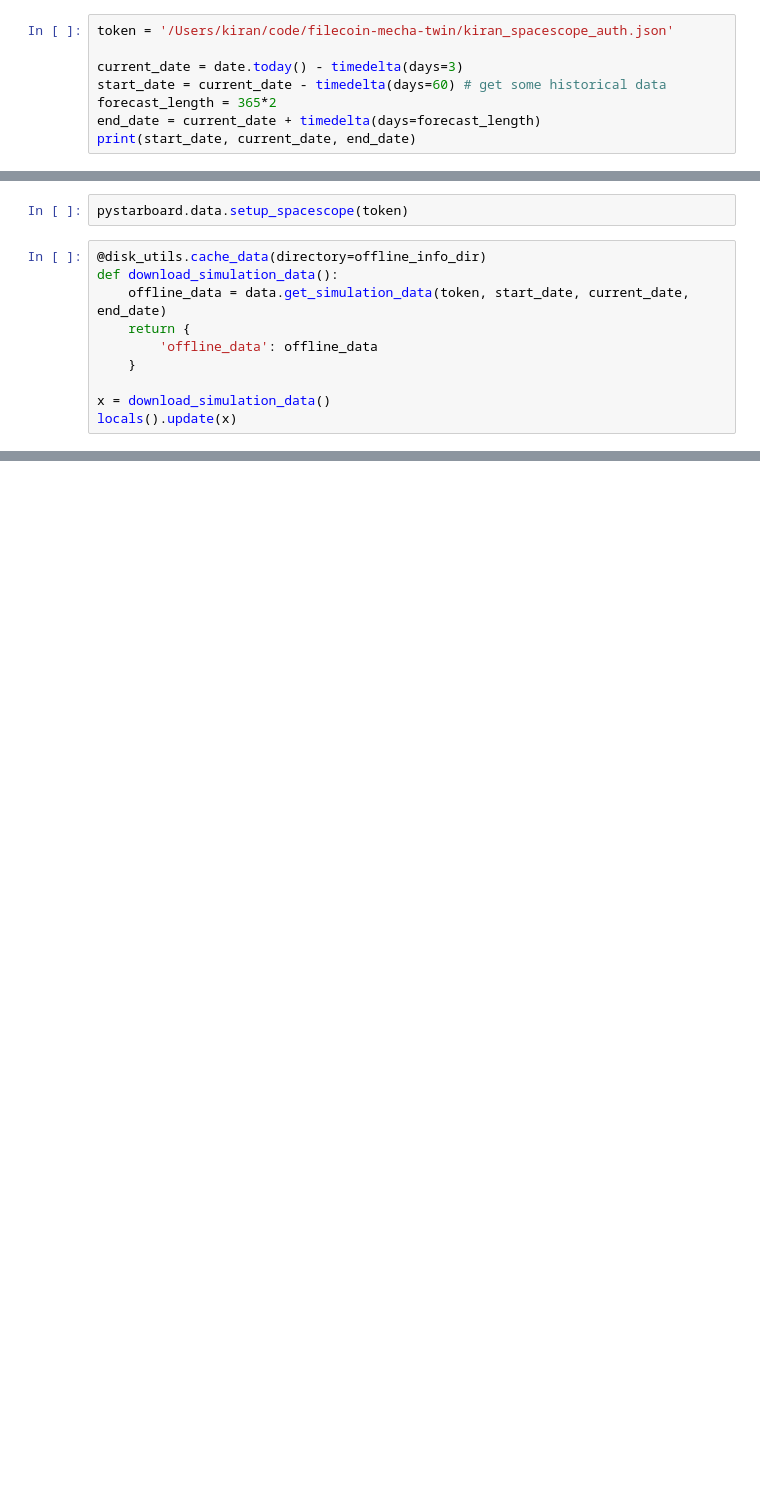
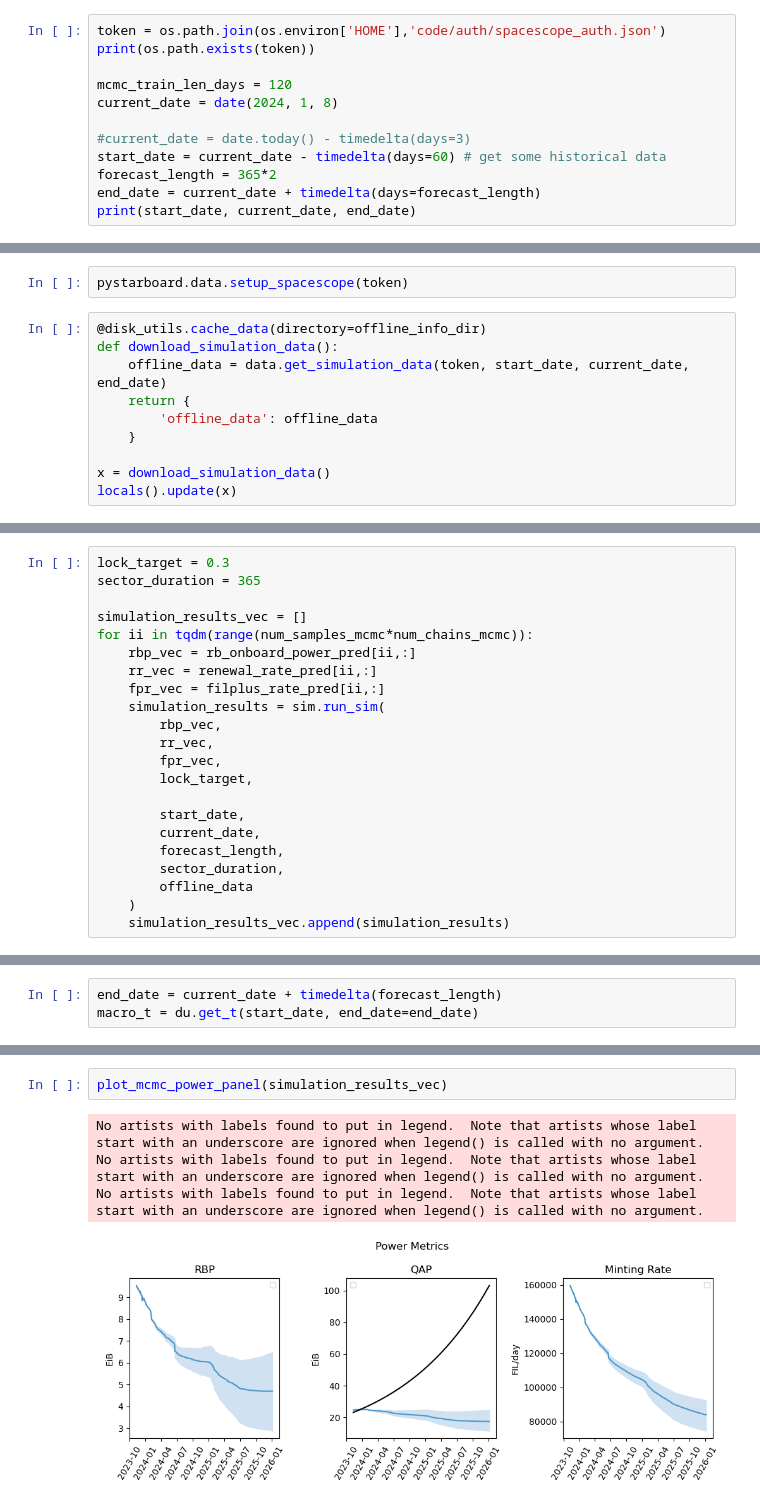
Before and after one commit to CELtd/cel, a Jupyter notebook: notebooks/baseline_crossing/01_2024_filecoin_forecasts.ipynb, the cells around one changed output, grey strips where cells are left out. Drawn from its saved outputs; the diff is of its cells as text; blank space fills up the shorter version.

```diff
--- a/notebooks/baseline_crossing/01_2024_filecoin_forecasts.ipynb
+++ b/notebooks/baseline_crossing/01_2024_filecoin_forecasts.ipynb
@@ -51,7 +42,11 @@ os.makedirs(offline_info_dir, exist_ok=True)
 # %%
-token = '/Users/kiran/code/filecoin-mecha-twin/kiran_spacescope_auth.json'
+token = os.path.join(os.environ['HOME'],'code/auth/spacescope_auth.json')
+print(os.path.exists(token))
 
-current_date = date.today() - timedelta(days=3)
+mcmc_train_len_days = 120
+current_date = date(2024, 1, 8)
+
+#current_date = date.today() - timedelta(days=3)
 start_date = current_date - timedelta(days=60) # get some historical data
 forecast_length = 365*2
 end_date = current_date + timedelta(days=forecast_length)
@@ -217,0 +215,22 @@ Expirations Forecast RHat < 1.05: 99.47 %
+# %%
+lock_target = 0.3
+sector_duration = 365
+
+simulation_results_vec = []
+for ii in tqdm(range(num_samples_mcmc*num_chains_mcmc)):
+    rbp_vec = rb_onboard_power_pred[ii,:]
+    rr_vec = renewal_rate_pred[ii,:]
+    fpr_vec = filplus_rate_pred[ii,:]
+    simulation_results = sim.run_sim(
+        rbp_vec,
+        rr_vec,
+        fpr_vec,
+        lock_target,
+
+        start_date,
+        current_date,
+        forecast_length,
+        sector_duration,
+        offline_data
+    )
+    simulation_results_vec.append(simulation_results)
@@ -217,0 +241,3 @@ Expirations Forecast RHat < 1.05: 99.47 %
+# %%
+end_date = current_date + timedelta(forecast_length)
+macro_t = du.get_t(start_date, end_date=end_date)
@@ -217,0 +348,7 @@ Expirations Forecast RHat < 1.05: 99.47 %
+# %%
+plot_mcmc_power_panel(simulation_results_vec)
+# %% [output]
+No artists with labels found to put in legend.  Note that artists whose label start with an underscore are ignored when legend() is called with no argument.
+No artists with labels found to put in legend.  Note that artists whose label start with an underscore are ignored when legend() is called with no argument.
+No artists with labels found to put in legend.  Note that artists whose label start with an underscore are ignored when legend() is called with no argument.
+[figure, added]
```
Also changed, not shown: parts of 26 cells of this notebook.
